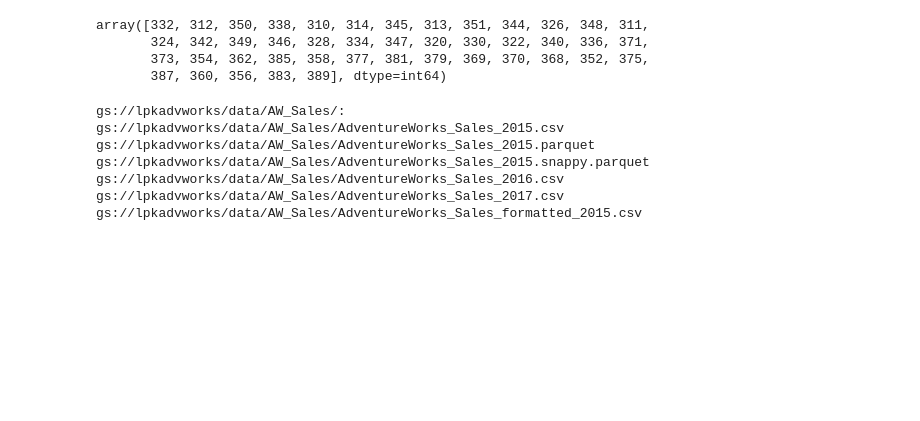
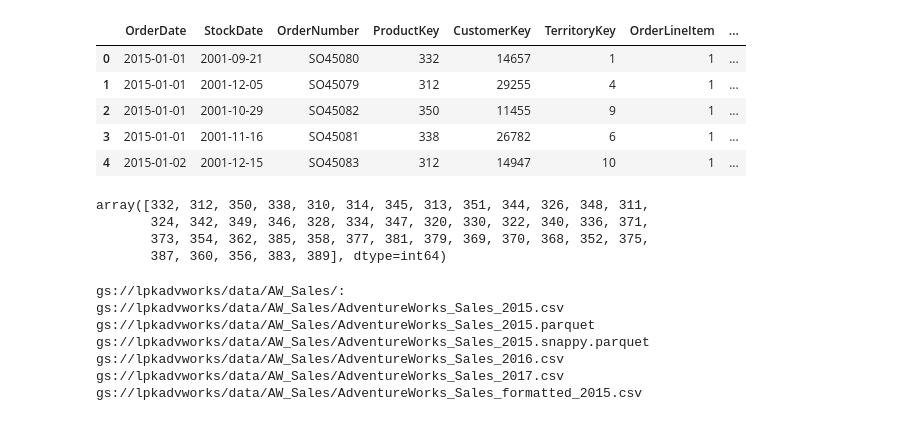
Before and after one commit to LenSin3/Adventure-Works-GCP, a Jupyter notebook: adventureworks/notebooks/02-Load Data into Bigquery from GCS Using python.ipynb, the cells around one changed output. Saved outputs shown, nothing was run; the diff lists cells and outputs as text; code cells hidden in the pictures; blank space fills up the shorter version.

```diff
--- a/adventureworks/notebooks/02-Load Data into Bigquery from GCS Using python.ipynb
+++ b/adventureworks/notebooks/02-Load Data into Bigquery from GCS Using python.ipynb
@@ -10,0 +267,4 @@ client = bigquery.Client()
+# %%
+from google.cloud import storage
+storage_client = storage.Client()
+blobs = storage_client.list_blobs('lpkadvworks')
@@ -10,0 +278,11 @@ client = bigquery.Client()
+# %%
+frames = []
+for blob in blobs:
+    if 'AdventureWorks_Sales' in blob.name:
+        path = f'gs://lpkadvworks/{blob.name}'
+        sales = pd.read_csv(path)
+        sales['OrderDate'] = pd.to_datetime(sales['OrderDate'], yearfirst=True)
+        sales['StockDate'] = pd.to_datetime(sales['StockDate'], yearfirst=True)
+        frames.append(sales)
+
+df = pd.concat(frames)
@@ -11,3 +307,12 @@ client = bigquery.Client()
+# %%
+df.head()
+# %% [output]
+|  | OrderDate | StockDate | OrderNumber | ProductKey | CustomerKey | TerritoryKey | OrderLineItem | ... |
+| 0 | 2015-01-01 | 2001-09-21 | SO45080 | 332 | 14657 | 1 | 1 | ... |
+| 1 | 2015-01-01 | 2001-12-05 | SO45079 | 312 | 29255 | 4 | 1 | ... |
+| 2 | 2015-01-01 | 2001-10-29 | SO45082 | 350 | 11455 | 9 | 1 | ... |
+| 3 | 2015-01-01 | 2001-11-16 | SO45081 | 338 | 26782 | 6 | 1 | ... |
+| 4 | 2015-01-02 | 2001-12-15 | SO45083 | 312 | 14947 | 10 | 1 | ... |
 # %%
 
 # read, format and save csv to parquet
```
Also changed, not shown: parts of 22 cells of this notebook, 18 other files.
